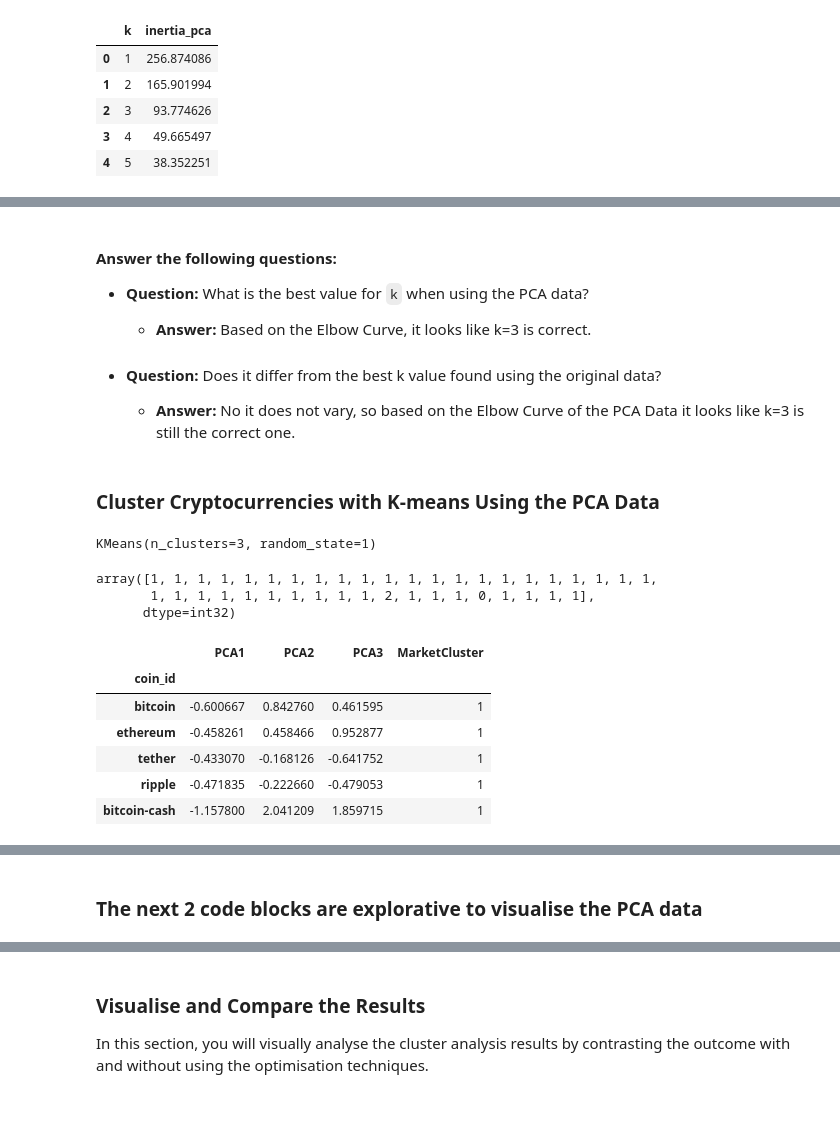
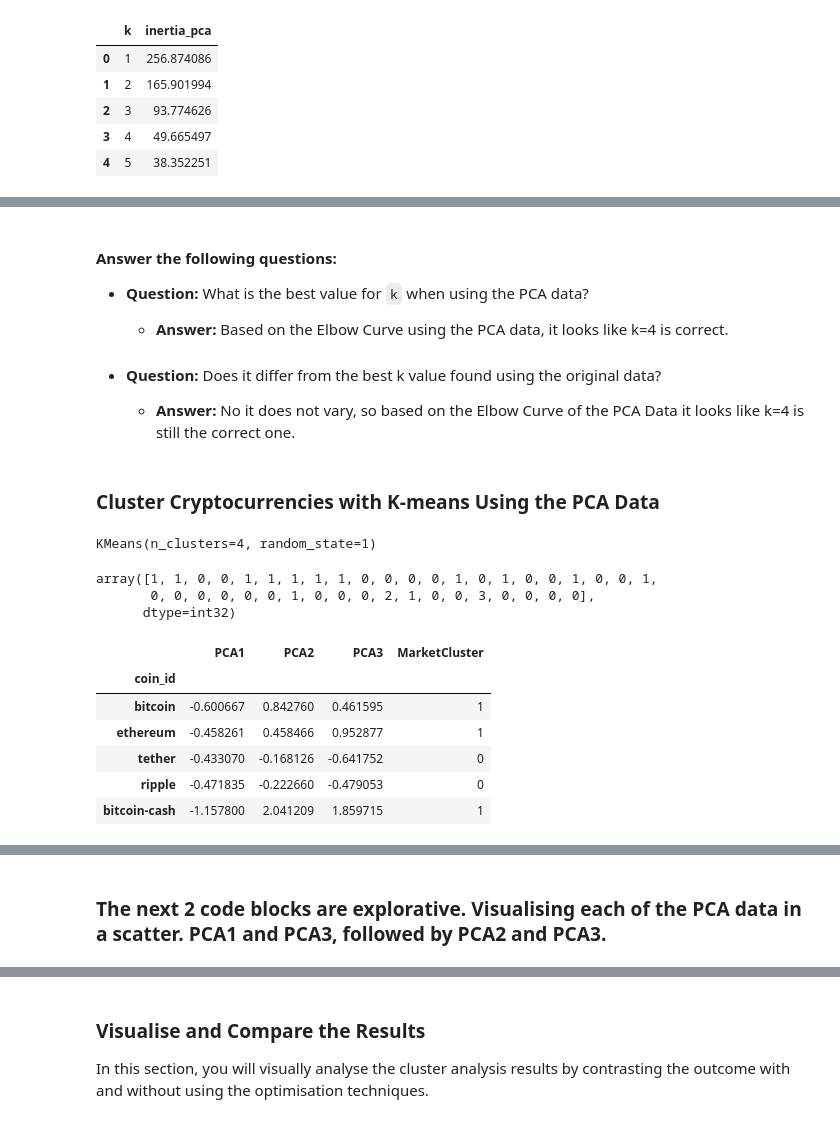
Before and after one commit to SandraBotica/CryptoClustering, a Jupyter notebook: Crypto_Clustering.ipynb, the cells around one changed output, grey strips where cells are left out. Drawn from its saved outputs; the diff is of its cells as text; code cells hidden in the pictures.

Commit message:
composite plots complete and changes to answers made

```diff
--- a/Crypto_Clustering.ipynb
+++ b/Crypto_Clustering.ipynb
@@ -151,7 +150,7 @@ This helped me confirm that k=3 is correct.
 ### Cluster Cryptocurrencies with K-means Using the Original Scaled Data
 # %%
 # Initialise the K-Means model using the best value for k
-model = KMeans(n_clusters=3)
+model = KMeans(n_clusters=4)
 # %%
 # Fit the K-Means model using the scaled data
 model.fit(df_market_data_scaled)
@@ -303,46 +305,46 @@ df_elbow_pca.hvplot.line(
 
 * **Question:** What is the best value for `k` when using the PCA data?
 
-  * **Answer:**  Based on the Elbow Curve, it looks like k=3 is correct.
+  * **Answer:**  Based on the Elbow Curve using the PCA data, it looks like k=4 is correct.
 #
 * **Question:** Does it differ from the best k value found using the original data?
 
-  * **Answer:** No it does not vary, so based on the Elbow Curve of the PCA Data it looks like k=3 is still the correct one.
+  * **Answer:** No it does not vary, so based on the Elbow Curve of the PCA Data it looks like k=4 is still the correct one.
 # %% [markdown]
 ### Cluster Cryptocurrencies with K-means Using the PCA Data
 # %%
 # Initialise the K-Means model using the best value for k
-model = KMeans(n_clusters=3, random_state=1)
+model = KMeans(n_clusters=4, random_state=1)
 # %%
 # Fit the K-Means model using the PCA data
 model.fit(df_market_data_pca)
 # %% [output]
-KMeans(n_clusters=3, random_state=1)
+KMeans(n_clusters=4, random_state=1)
 # %%
 # Predict the clusters to group the cryptocurrencies using the PCA data
-k_3 = model.predict(df_market_data_pca)
+k_4 = model.predict(df_market_data_pca)
 # Print the resulting array of cluster values.
-k_3
+k_4
 # %% [output]
-array([1, 1, 1, 1, 1, 1, 1, 1, 1, 1, 1, 1, 1, 1, 1, 1, 1, 1, 1, 1, 1, 1,
-       1, 1, 1, 1, 1, 1, 1, 1, 1, 1, 2, 1, 1, 1, 0, 1, 1, 1, 1],
+array([1, 1, 0, 0, 1, 1, 1, 1, 1, 0, 0, 0, 0, 1, 0, 1, 0, 0, 1, 0, 0, 1,
+       0, 0, 0, 0, 0, 0, 1, 0, 0, 0, 2, 1, 0, 0, 3, 0, 0, 0, 0],
       dtype=int32)
 # %%
 # Create a copy of the DataFrame with the PCA data
 df_market_data_pca_predictions = df_market_data_pca.copy()
 
 # Add a new column to the DataFrame with the predicted clusters
-df_market_data_pca_predictions["MarketCluster"] = k_3
+df_market_data_pca_predictions["MarketCluster"] = k_4
 
 # Display sample data
 df_market_data_pca_predictions.head()
 # %% [output]
 |  | PCA1 | PCA2 | PCA3 | MarketCluster |
 | coin_id |  |  |  |  |
 | bitcoin | -0.600667 | 0.842760 | 0.461595 | 1 |
 | ethereum | -0.458261 | 0.458466 | 0.952877 | 1 |
-| tether | -0.433070 | -0.168126 | -0.641752 | 1 |
-| ripple | -0.471835 | -0.222660 | -0.479053 | 1 |
+| tether | -0.433070 | -0.168126 | -0.641752 | 0 |
+| ripple | -0.471835 | -0.222660 | -0.479053 | 0 |
 | bitcoin-cash | -1.157800 | 2.041209 | 1.859715 | 1 |
 # %%
 # Create a scatter plot using hvPlot by with x="PCA1" and y="PCA2".
@@ -359,7 +363,7 @@ df_market_data_pca_predictions.hvplot.scatter(
 # %% [output]
 [interactive output not drawn]
 # %% [markdown]
-### The next 2 code blocks are explorative to visualise the PCA data
+### The next 2 code blocks are explorative. Visualising each of the PCA data in a scatter. PCA1 and PCA3, followed by PCA2 and PCA3.
 # %%
 # Create a scatter plot using hvPlot by with x="PCA1" and y="PCA3".
 df_market_data_pca_predictions.hvplot.scatter(
```
Also changed, not shown: parts of 14 cells of this notebook, 1 other file.
